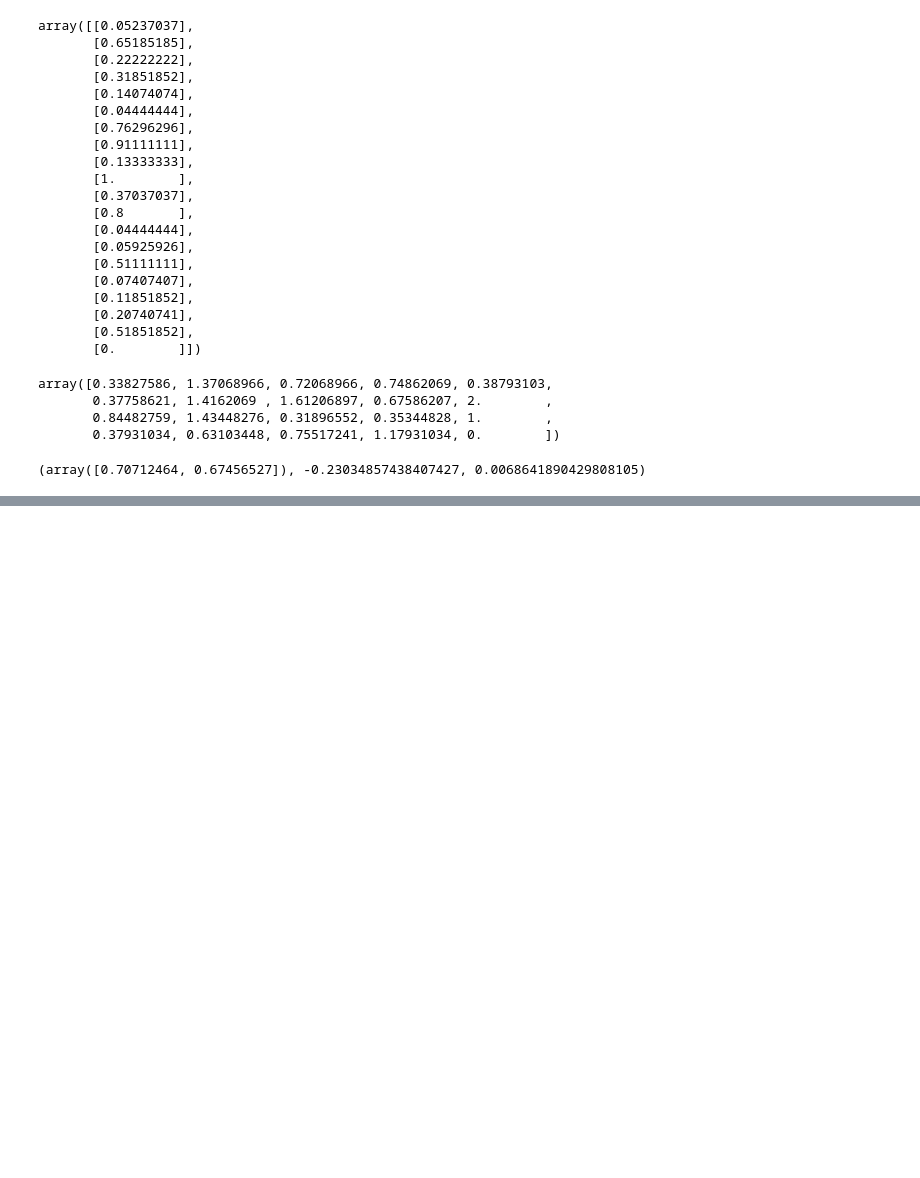
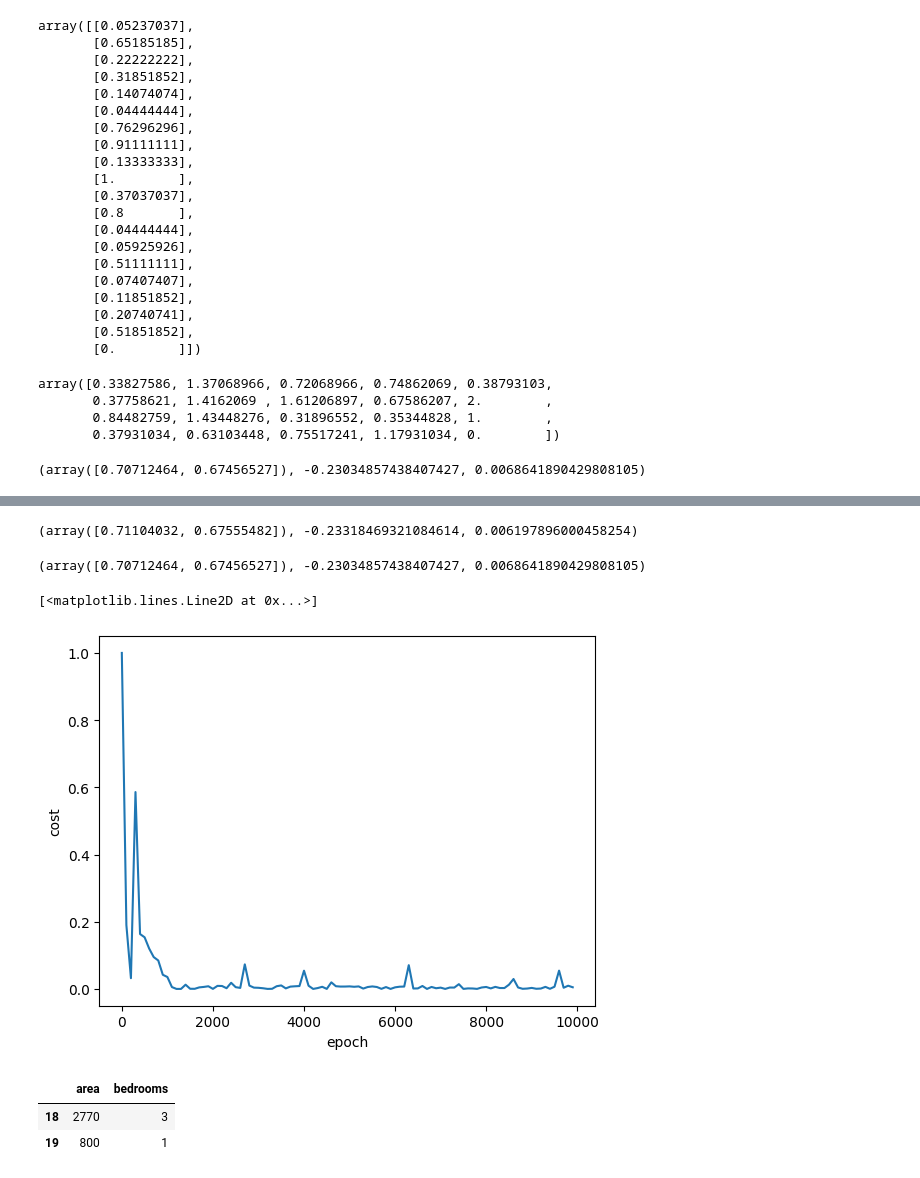
Before and after one commit to he11owthere/gradient-descent-, a Jupyter notebook: model.ipynb, the cells around one changed output, grey strips where cells are left out. Cells and saved outputs as stored; diff of their text form; code cells hidden in the pictures; blank space fills up the shorter version.

```diff
--- a/model.ipynb
+++ b/model.ipynb
@@ -162,0 +177,50 @@ yp = predict(X.loc[0:25])
+# %%
+def stochastic_gradient_descent(X, y, epochs, learning_rate=0.01):
+    number_of_features = X.shape[1]
+    import random
+    w = np.ones(shape=(number_of_features))
+    bias = 0
+    total_samples = X.shape[0]
+    cost_list = []
+    epoch_list = []
+
+    for i in range(epochs):
+        random_index = random.randint(0, total_samples-1)
+        sample_x = X[random_index]
+        sample_y = y[random_index]
+        y_predicted = np.dot(w, sample_x.T) + bias
+
+        w_grad = -(2/total_samples)*(sample_x.T.dot(sample_y-y_predicted))
+        b_grad = -(2/total_samples)*(sample_y-y_predicted)
+
+        w = w - learning_rate*w_grad
+        bias = bias - learning_rate*b_grad
+
+        cost = np.square(sample_y-y_predicted)
+
+        if(i%100 == 0):
+            cost_list.append(cost)
+            epoch_list.append(i)
+    return w, bias, cost, cost_list, epoch_list
+
+w_sgd, b_sgd, cost_sgd, cost_list_sgd, epoch_list_sgd = stochastic_gradient_descent(scaled_X, scaled_y.reshape(scaled_y.shape[0]), 10000)
+w_sgd, b_sgd, cost_sgd
+# %% [output]
+(array([0.71104032, 0.67555482]), -0.23318469321084614, 0.006197896000458254)
+# %%
+w, bias, cost
+# %% [output]
+(array([0.70712464, 0.67456527]), -0.23034857438407427, 0.0068641890429808105)
+# %%
+plt.xlabel("epoch")
+plt.ylabel("cost")
+plt.plot(epoch_list_sgd, cost_list_sgd)
+# %% [output]
+[<matplotlib.lines.Line2D at 0x...>]
+[figure, added]
+# %%
+X[18:]
+# %% [output]
+|  | area | bedrooms |
+| 18 | 2770 | 3 |
+| 19 | 800 | 1 |
```
Also changed, not shown: parts of 6 cells of this notebook.
